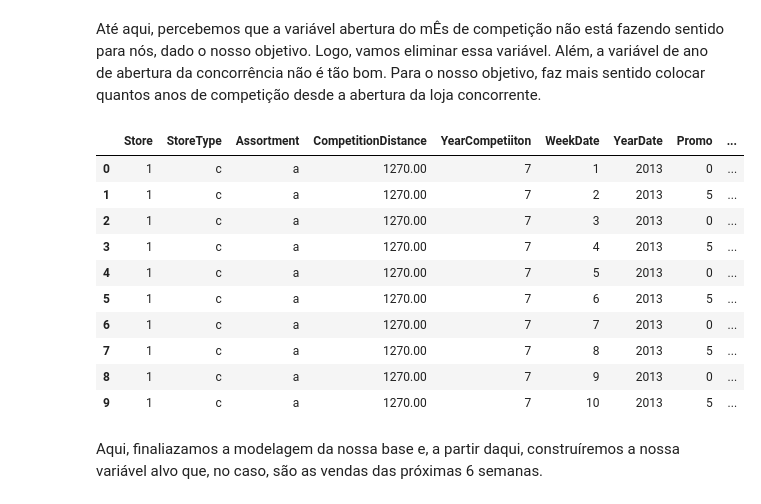
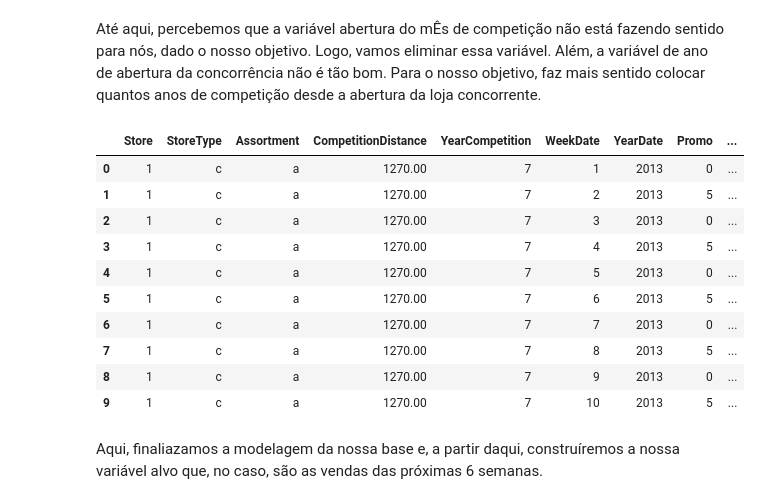
Before and after one commit to jefferson-datascience/Previsao-Vendas-Rossmann, a Jupyter notebook: Notebooks/Ciclo1.ipynb, the cells around one changed output. Drawn from its saved outputs; the diff is of its cells as text; code cells hidden in the pictures.

```diff
--- a/Notebooks/Ciclo1.ipynb
+++ b/Notebooks/Ciclo1.ipynb
@@ -614,21 +632,21 @@ df3_modelada.head()
 Até aqui, percebemos que a variável abertura do mÊs de competição não está fazendo sentido para nós, dado o nosso objetivo. Logo, vamos eliminar essa variável. Além, a variável de ano de abertura da concorrência não é tão bom. Para o nosso objetivo, faz mais sentido colocar quantos anos de competição desde a abertura da loja concorrente.
 # %%
 # Construindo a variável anos de competição.
-df3_modelada['YearCompetiiton'] = np.int64(df3_modelada['YearDate'].max() - df3_modelada['CompetitionOpenSinceYear'])
+df3_modelada['YearCompetition'] = np.int64(df3_modelada['YearDate'].max() - df3_modelada['CompetitionOpenSinceYear'])
 
 # Eliminando a variável
 df3_modelada = df3_modelada.drop(columns=['CompetitionOpenSinceYear'], axis=1)
 
 # Organizando o dataset
-df3_modelada = df3_modelada[['Store', 'StoreType', 'Assortment', 'CompetitionDistance', 'YearCompetiiton',
+df3_modelada = df3_modelada[['Store', 'StoreType', 'Assortment', 'CompetitionDistance', 'YearCompetition',
                              'WeekDate', 'YearDate', 'Promo', 'Promo2',
                              'PublicHoliday', 'EasterHoliday', 'ChristmasHoliday', 'SchoolHoliday',
                              'Customers', 'Sales']].copy()
 
 # Amostra final dos dados
 df3_modelada.head(10)
 # %% [output]
-|  | Store | StoreType | Assortment | CompetitionDistance | YearCompetiiton | WeekDate | YearDate | Promo | ... |
+|  | Store | StoreType | Assortment | CompetitionDistance | YearCompetition | WeekDate | YearDate | Promo | ... |
 | 0 | 1 | c | a | 1270.00 | 7 | 1 | 2013 | 0 | ... |
 | 1 | 1 | c | a | 1270.00 | 7 | 2 | 2013 | 5 | ... |
 | 2 | 1 | c | a | 1270.00 | 7 | 3 | 2013 | 0 | ... |
```
Also changed, not shown: parts of 14 cells of this notebook.
